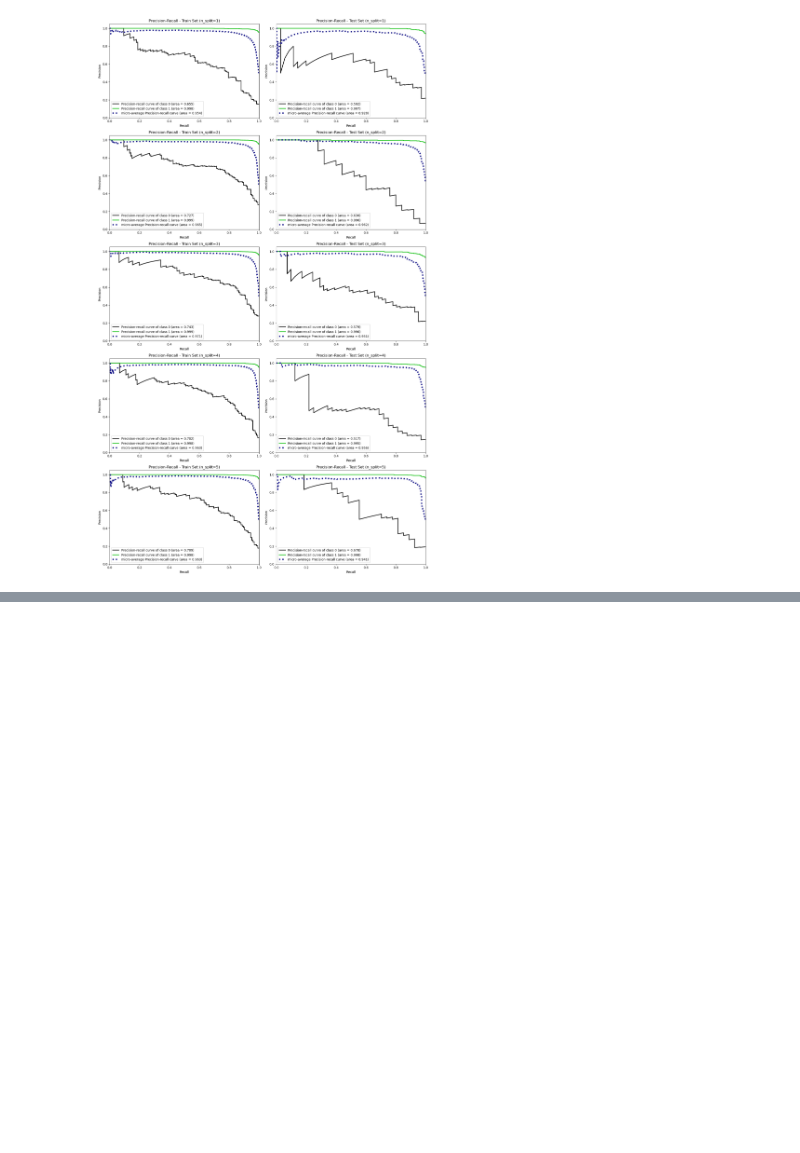
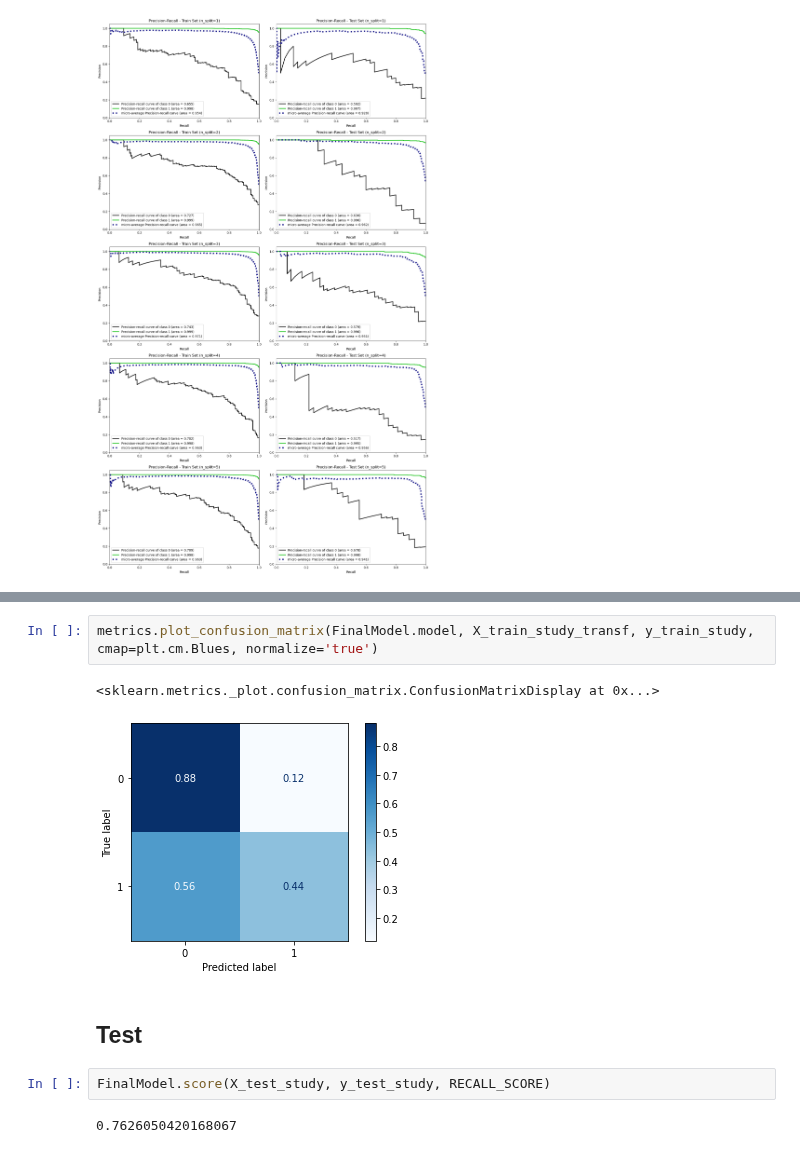
Before and after one commit to singjc/MetagenPipe, a Jupyter notebook: src/LogisticRegressionCV_PCA_Healthy_v_ACVD.ipynb, the cells around one changed output, grey strips where cells are left out. Drawn from its saved outputs; the diff is of its cells as text; blank space fills up the shorter version.

```diff
--- a/src/LogisticRegressionCV_PCA_Healthy_v_ACVD.ipynb
+++ b/src/LogisticRegressionCV_PCA_Healthy_v_ACVD.ipynb
@@ -164,0 +244,11 @@ MyMultiTrainTester.plot_precrecall()
+# %%
+metrics.plot_confusion_matrix(FinalModel.model, X_train_study_transf, y_train_study, cmap=plt.cm.Blues, normalize='true')
+# %% [output]
+<sklearn.metrics._plot.confusion_matrix.ConfusionMatrixDisplay at 0x...>
+[figure, added]
+# %% [markdown]
+## Test
+# %%
+FinalModel.score(X_test_study, y_test_study, RECALL_SCORE)
+# %% [output]
+0.7626050420168067
```
Also changed, not shown: parts of 22 cells of this notebook.
